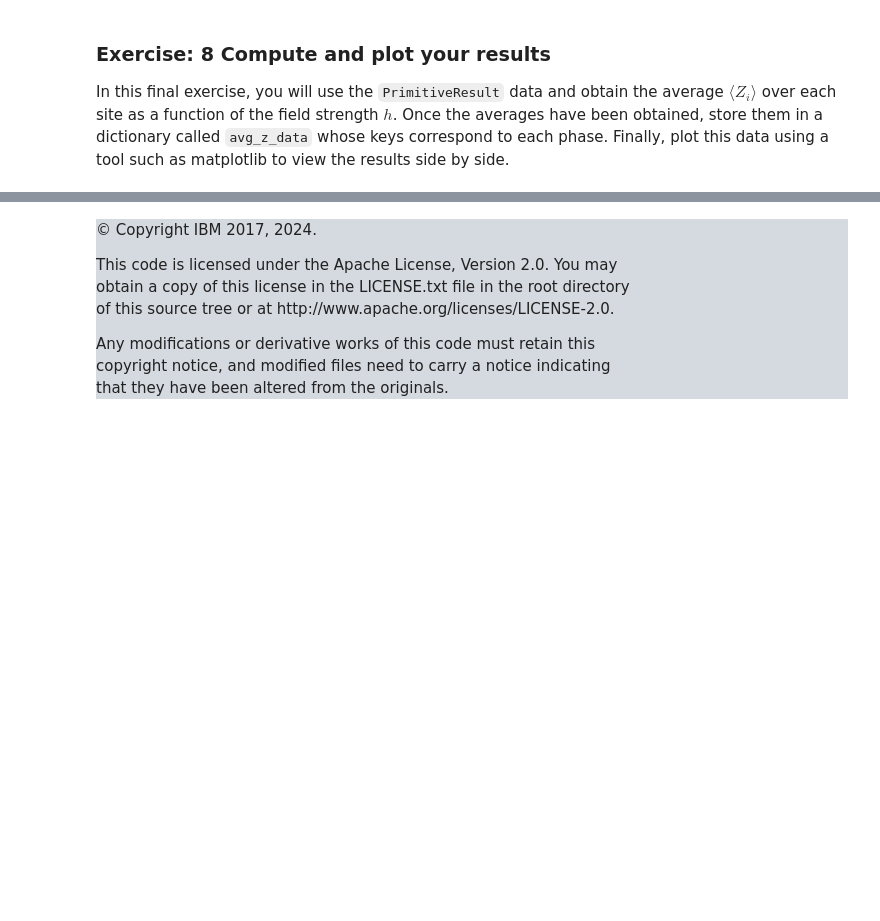
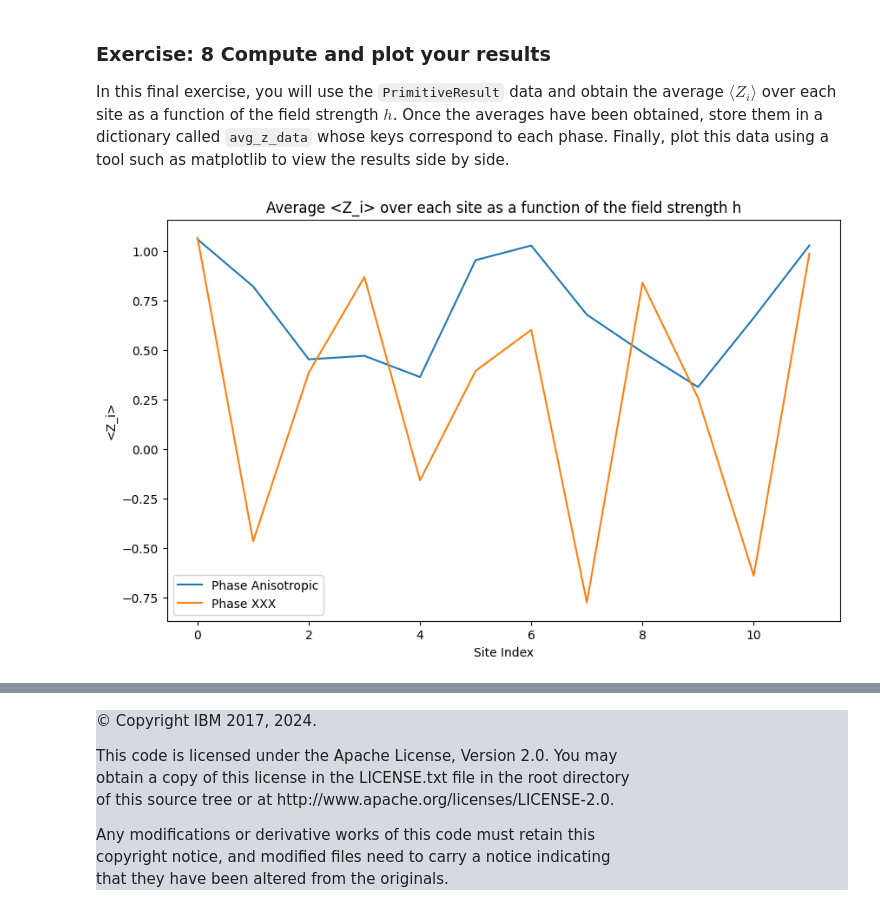
Before and after one commit to HasarinduPerera/qgss-2024, a Jupyter notebook: labs/lab4/lab4.ipynb, the cells around one changed output, grey strips where cells are left out. Saved outputs shown, nothing was run; the diff lists cells and outputs as text; code cells hidden in the pictures; blank space fills up the shorter version.

```diff
--- a/labs/lab4/lab4.ipynb
+++ b/labs/lab4/lab4.ipynb
@@ -452,3 +452,9 @@ with Batch(backend=backend) as batch:
     estimator = EstimatorV2(session=batch, options=options)
     # Run your jobs here and save the job ids to the dictionary `all_z_obs_jobs`. We suggest
     #  you do so by iterating over each phase and storing the associated list of ids.
+    for phase, pubs in all_z_obs_pubs.items():
+        all_z_obs_jobs[phase] = []
+        for pub in pubs:
+            circuit, observables, params = pub
+            job = estimator.run([(circuit, observables, params)])
+            all_z_obs_jobs[phase].append(job.job_id())
@@ -479,3 +490,10 @@ For this exercise you'll use the `service.job(job_id)` method in order to retrie
 # Code to grab all of the expectation values
 # Exercise 7: Parse all the data
 all_job_data = {}
+
+for phase, job_ids in all_z_obs_jobs.items():
+    all_job_data[phase] = []
+    for job_id in job_ids:
+        job = service.job(job_id)
+        result = job.result()
+        all_job_data[phase].append(result)
@@ -486,8 +506,8 @@ all_job_data = {}
 from qc_grader.challenges.qgss_2024 import grade_lab4_ex7
 
 # Uncomment these lines to load the pre-baked results in case you were unable to run the jobs
-# from qc_grader.challenges.qgss_2024 import lab4_ex7_get_data
-# all_job_data = lab4_ex7_get_data()
+from qc_grader.challenges.qgss_2024 import lab4_ex7_get_data
+all_job_data = lab4_ex7_get_data()
 
 
 grade_lab4_ex7(all_job_data)
@@ -498,6 +521,25 @@ In this final exercise, you will use the `PrimitiveResult` data and obtain the a
 # %%
 # Your code goes here
 avg_z_data = {}
+
+for phase, prim_results in all_job_data.items():
+    for prim_result in prim_results:
+        evs = prim_result[0].data.evs
+        avg_z_data.setdefault(phase, []).append(evs.mean())
+
+# Plot the results
+plt.figure(figsize=(10, 6))
+
+for phase, avg_z in avg_z_data.items():
+    plt.plot(range(len(avg_z)), avg_z, label=f'Phase {phase}')
+
+plt.xlabel('Site Index')
+plt.ylabel('<Z_i>')
+plt.title('Average <Z_i> over each site as a function of the field strength h')
+plt.legend()
+plt.show()
+# %% [output]
+[figure, added]
 # %%
 # Submit answer to exercise 7
 from qc_grader.challenges.qgss_2024 import grade_lab4_ex8
```
Also changed, not shown: parts of 7 cells of this notebook, 2 other files.
